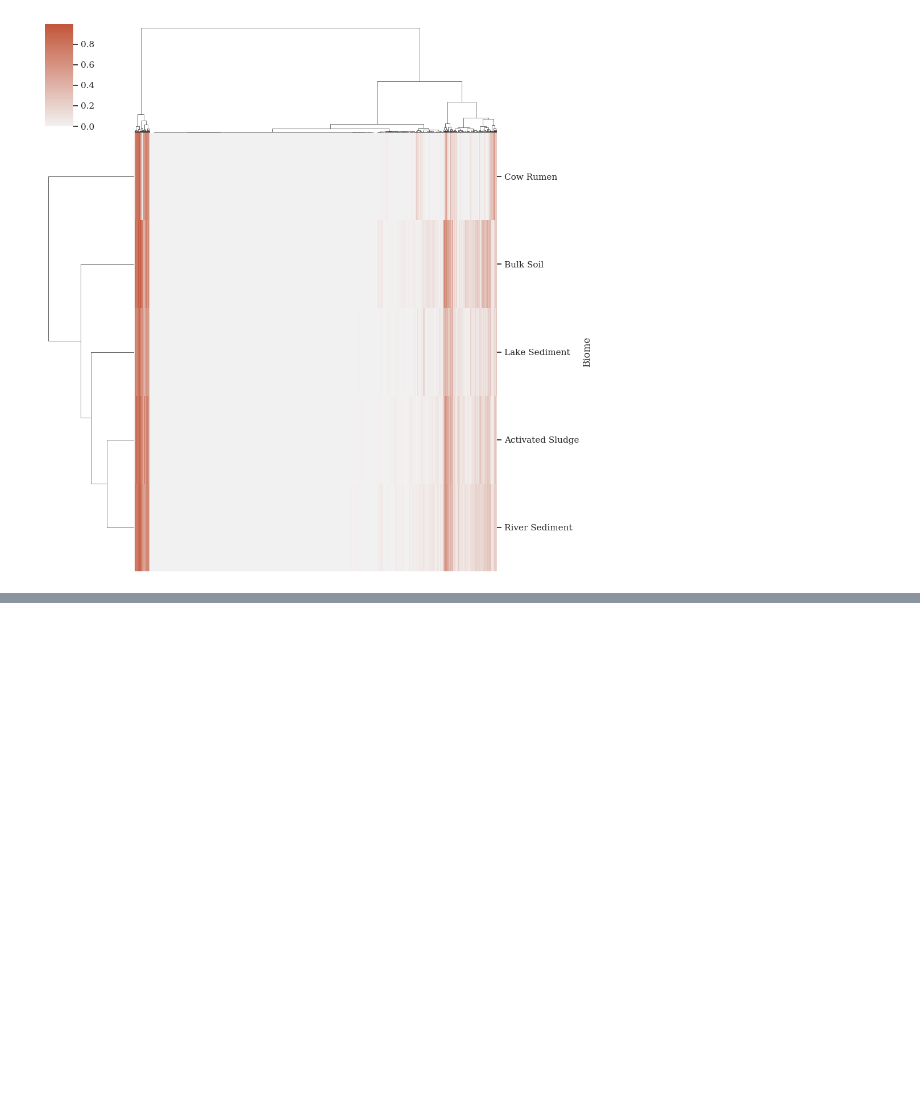
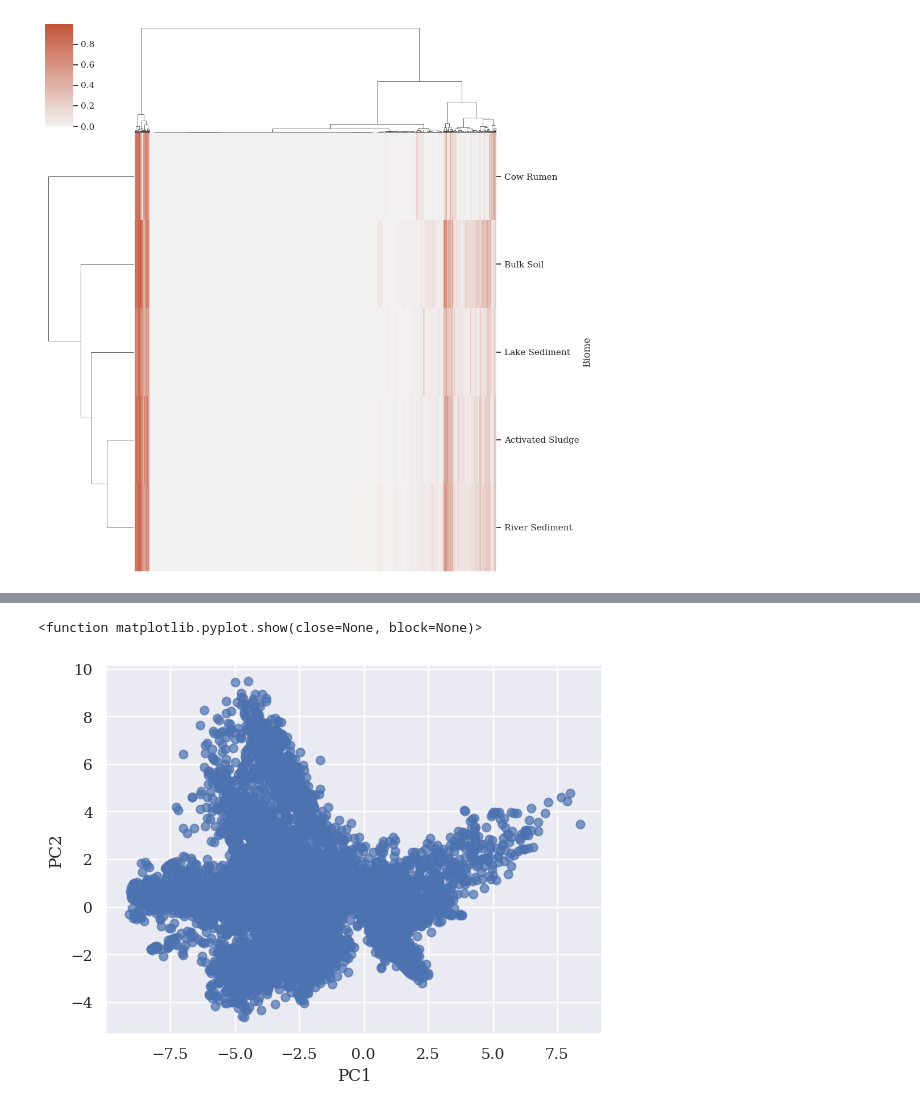
Before and after one commit to jtdocter27/EcoDr, a Jupyter notebook: EnCen/Figures for paper/figures.ipynb, the cells around one changed output, grey strips where cells are left out. Drawn from its saved outputs; the diff is of its cells as text; code cells hidden in the pictures; blank space fills up the shorter version.

```diff
--- a/EnCen/Figures for paper/figures.ipynb
+++ b/EnCen/Figures for paper/figures.ipynb
@@ -119,13 +121,13 @@ plt.show()
 # %% [output]
 [figure]
 # %%
-sns.set_context(context = 'paper')
-sns.set_style('white')
-sns.set_theme(font='serif')
-plt.figure(figsize=(20,10))
-melted = clean.reset_index().melt(id_vars='Biome', var_name='Enzyme', value_name='Value')
-melted
-sns.set_style('white')
-sns.scatterplot(data = melted, x= 'Value', y='Enzyme', hue = 'Biome', palette='magma')
-plt.gca().set_yticklabels([])
-plt.legend(bbox_to_anchor=(1.05, 1), loc='upper left')
+# sns.set_context(context = 'paper')
+# sns.set_style('white')
+# sns.set_theme(font='serif')
+# plt.figure(figsize=(20,10))
+# melted = clean.reset_index().melt(id_vars='Biome', var_name='Enzyme', value_name='Value')
+# melted
+# sns.set_style('white')
+# sns.scatterplot(data = melted, x= 'Value', y='Enzyme', hue = 'Biome', palette='magma')
+# plt.gca().set_yticklabels([])
+# plt.legend(bbox_to_anchor=(1.05, 1), loc='upper left')
@@ -134,0 +150,8 @@ plt.legend(bbox_to_anchor=(1.05, 1), loc='upper left')
+# %%
+x= binary.loc[:, binary.columns[:-1]]
+# %%
+scaler = StandardScaler()
+scaled = scaler.fit_transform(x)
+# %%
+pca = PCA(n_components=4)
+pca_result = pca.fit(scaled)
@@ -134,0 +177,11 @@ plt.legend(bbox_to_anchor=(1.05, 1), loc='upper left')
+# %%
+x_pca = pca_result.transform(x)
+plt.scatter(x_pca[:, 1], x_pca[:, 3], alpha=0.7)
+plt.xlabel('PC1')
+plt.ylabel('PC2')
+plt.grid(True)
+# Adding vectors for the feature loadings
+plt.show
+# %% [output]
+<function matplotlib.pyplot.show(close=None, block=None)>
+[figure, added]
```
Also changed, not shown: parts of 7 cells of this notebook.
